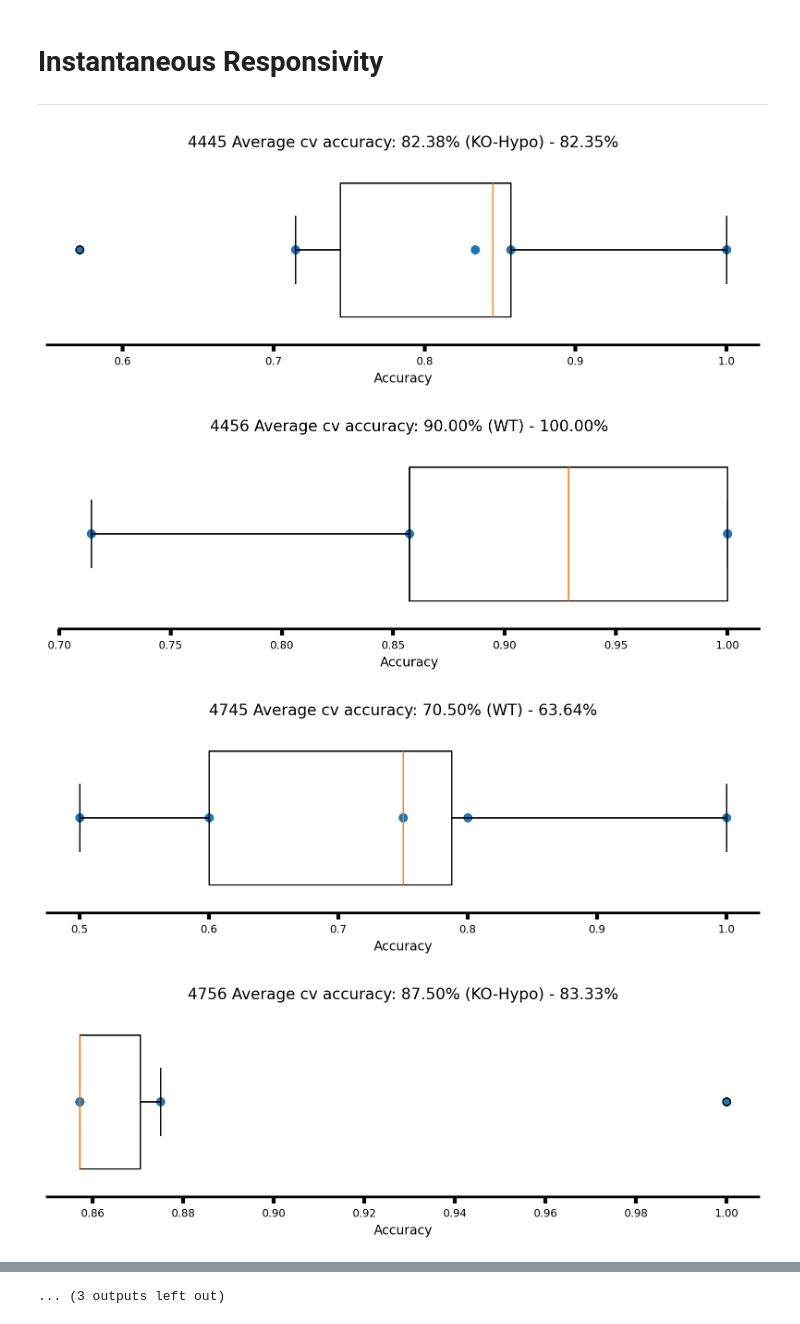
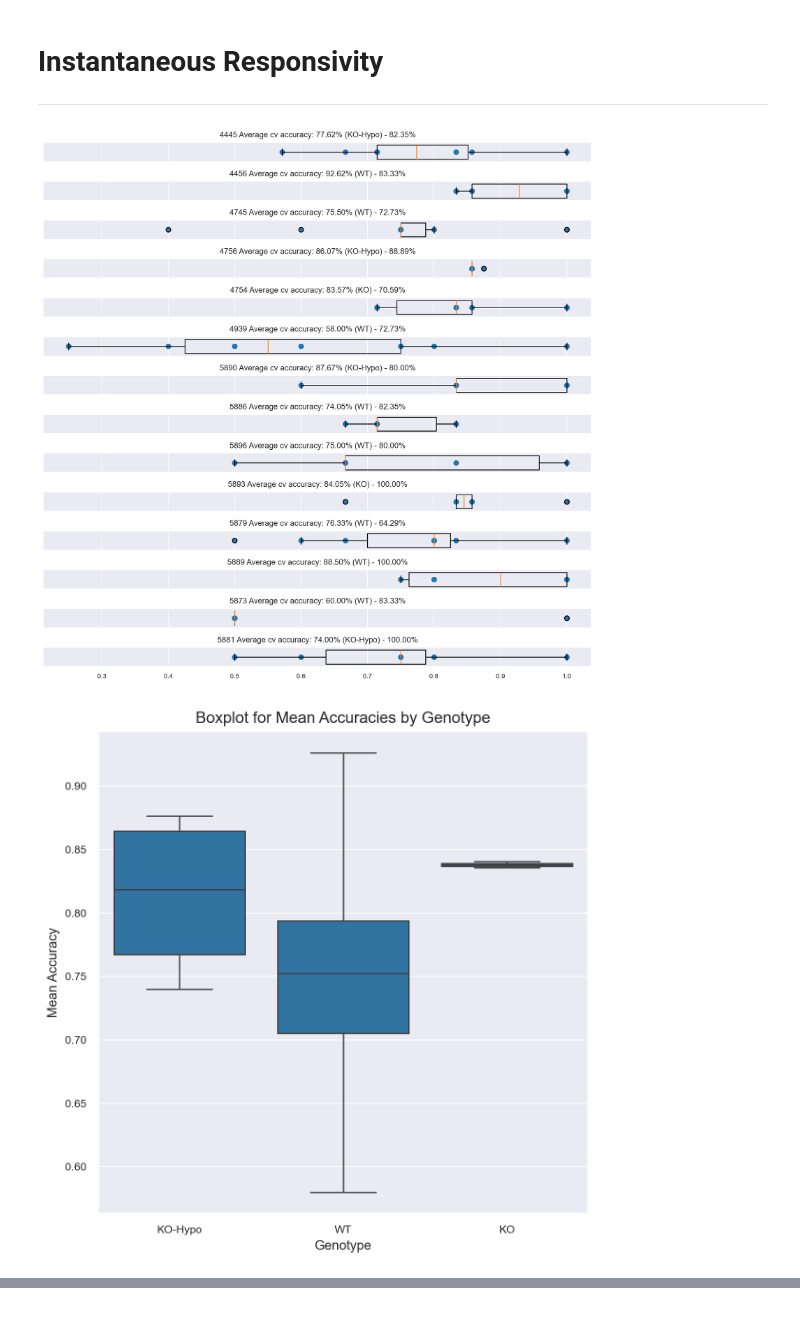
Before and after one commit to OuraniaSem/Percephone, a Jupyter notebook: Figures/Decoding_responsivity.ipynb, the cells around one changed output, grey strips where cells are left out. Saved outputs shown, nothing was run; the diff lists cells and outputs as text; code cells hidden in the pictures.

```diff
--- a/Figures/Decoding_responsivity.ipynb
+++ b/Figures/Decoding_responsivity.ipynb
@@ -68,7 +68,7 @@ def group_exc_inh(rec, parameter, label=False, invert_inh=False):
     inh = rec.matrices["INH"][parameter]
 
     if invert_inh:
-        inh = -inh
+        inh = -2 * inh
 
     if label:
         exc_col = np.ones(exc.shape[0])
@@ -82,15 +82,17 @@ def group_exc_inh(rec, parameter, label=False, invert_inh=False):
 from sklearn.linear_model import LogisticRegression
 from sklearn.model_selection import cross_val_score, train_test_split
 %config InlineBackend.figure_format = 'retina'
-plt.style.use("https://raw.githubusercontent.com/NeuromatchAcademy/course-content/main/nma.mplstyle")
+# plt.style.use("https://raw.githubusercontent.com/NeuromatchAcademy/course-content/main/nma.mplstyle")
 # %%
 mean_accuracies = []
 genotype_list = []
 
-for rec in recs.values():
+fig, ax = plt.subplots(nrows=len(recs), figsize=(10, 10), sharex=True)
+
+for i, rec in enumerate(recs.values()):
     # Defining X and other parameters
     # X = rec.matrices["EXC"]["Responsivity"].T
-    X = group_exc_inh(rec, "Responsivity", invert_inh=True).T
+    X = group_exc_inh(rec, "Responsivity", invert_inh=False).T
     y = rec.detected_stim
     cv = 10
 
@@ -98,42 +100,40 @@ for rec in recs.values():
     X_train, X_test, y_train, y_test = train_test_split(X, y, train_size=0.8)
     model = LogisticRegression(penalty="l2")
     model.fit(X_train, y_train)
 
     # Cross-validation
     accuracies = cross_val_score(model, X_train, y_train, cv=cv)
     mean_accuracies.append(accuracies.mean())
     genotype_list.append(rec.genotype)
 
     # Accuracy on test data
     y_pred = model.predict(X_test)
     test_accuracy = (y_test == y_pred).sum() / len(y_test)
 
     # Boxplot
-    f, ax = plt.subplots(figsize=(8, 3))
-    ax.boxplot(accuracies, vert=False, widths=.7)
-    ax.scatter(accuracies, np.ones(cv))
-    ax.set(
-      xlabel="Accuracy",
+    # f, ax = plt.subplots(figsize=(4, 1.5))
+    ax[i].boxplot(accuracies, vert=False, widths=.7)
+    ax[i].scatter(accuracies, np.ones(cv))
+    ax[i].set(
       yticks=[],
       title=f"{rec.filename} Average cv accuracy: {accuracies.mean():.2%} ({rec.genotype}) - {test_accuracy:.2%}"
     )
-    ax.spines["left"].set_visible(False)
-    plt.show()
+    ax[i].set_title(f"{rec.filename} Average cv accuracy: {accuracies.mean():.2%} ({rec.genotype}) - {test_accuracy:.2%}", size=10)
+    ax[i].spines["left"].set_visible(False)
+plt.show()
 
 df = pd.DataFrame({
     'genotype': genotype_list,
     'mean_accuracy': mean_accuracies
 })
 
 # Generate boxplot
-plt.figure(figsize=(10, 6))
+plt.figure(figsize=(6, 6))
 sns.boxplot(x='genotype', y='mean_accuracy', data=df)
 plt.title('Boxplot for Mean Accuracies by Genotype')
 plt.xlabel('Genotype')
 plt.ylabel('Mean Accuracy')
 plt.show()
 # %% [output]
-[figure, old version]
+[figure, new version]
-[figure, old version]
+[figure, new version]
-[figure, removed]
-[figure, removed]
@@ -148 +139,0 @@ plt.show()
-... (3 outputs left out)
```
Also changed, not shown: parts of 5 cells of this notebook, 1 other file.
